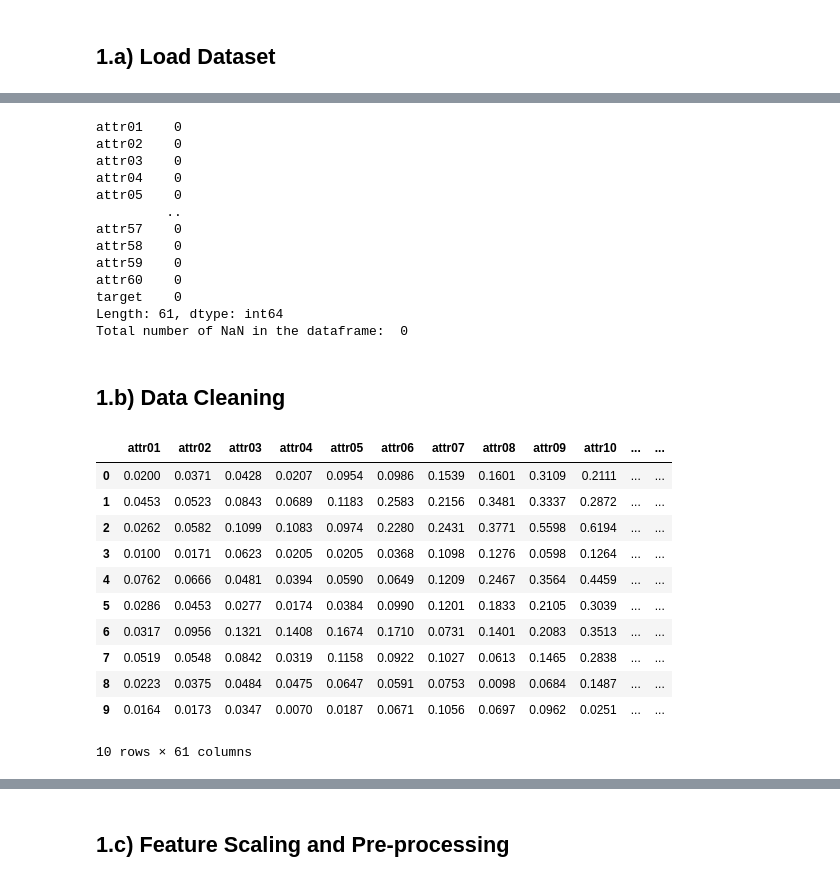
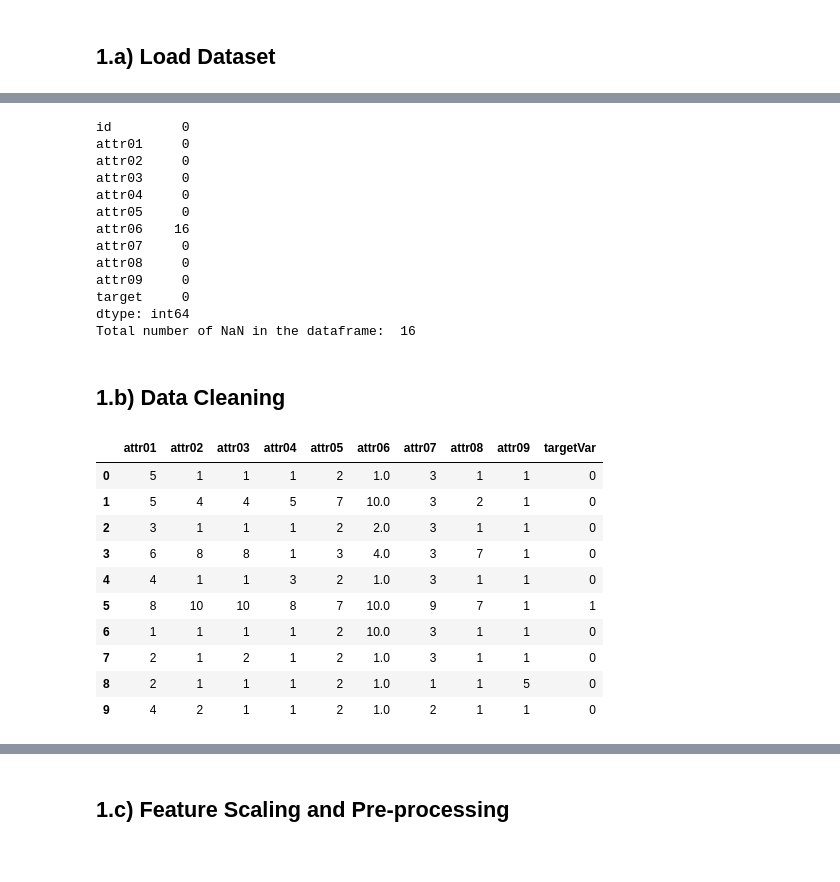
Before and after one commit to daines-analytics/template-latest, a Jupyter notebook: _py-project-templates/py-keras-binary-class-example.ipynb, the cells around one changed output, grey strips where cells are left out. Saved outputs shown, nothing was run; the diff lists cells and outputs as text; code cells hidden in the pictures.

```diff
--- a/_py-project-templates/py-keras-binary-class-example.ipynb
+++ b/_py-project-templates/py-keras-binary-class-example.ipynb
@@ -118,22 +118,22 @@ if (notifyStatus): email_notify("Phase 1 Load Data has begun! "+datetime.now().s
 # %% [markdown]
 ## 1.a) Load Dataset
 # %%
-dataset_path = 'https://archive.ics.uci.edu/ml/machine-learning-databases/undocumented/connectionist-bench/sonar/sonar.all-data'
-dest_file = os.path.basename(dataset_path)
-if (os.path.isfile(dest_file) == False) :
-    print('Downloading ' + dataset_path + ' as ' + dest_file)
-    with urllib.request.urlopen(dataset_path) as in_resp, open(dest_file, 'wb') as out_file:
-        shutil.copyfileobj(in_resp, out_file)
-    print(dest_file + 'downloaded!')
+dataset_path = 'https://archive.ics.uci.edu/ml/machine-learning-databases/breast-cancer-wisconsin/breast-cancer-wisconsin.data'
+# dest_file = os.path.basename(dataset_path)
+# if (os.path.isfile(dest_file) == False) :
+#     print('Downloading ' + dataset_path + ' as ' + dest_file)
+#     with urllib.request.urlopen(dataset_path) as in_resp, open(dest_file, 'wb') as out_file:
+#         shutil.copyfileobj(in_resp, out_file)
+#     print(dest_file + 'downloaded!')
 #     print('Unpacking ' + dest_file)
 #     with zipfile.ZipFile(dest_file, 'r') as zip_ref:
 #         zip_ref.extractall('.')
 #     print(dest_file + 'unpacked!')
 
-inputFile = dest_file
-attrNames = ['attr' + str(i).zfill(2) for i in range(1,61)]
-colNames = attrNames + ['target']
-Xy_original = pd.read_csv(inputFile, names=colNames, sep=',', header=None, index_col=False)
+# inputFile = dest_file
+attrNames = ['attr' + str(i).zfill(2) for i in range(1,10)]
+colNames = ['id'] + attrNames + ['target']
+Xy_original = pd.read_csv(dataset_path, names=colNames, sep=',', header=None, index_col=False, na_values=['?'])
 
 # Take a peek at the dataframe after the import
 Xy_original.head(10)
@@ -187,58 +184,57 @@ Xy_original.describe()
 print(Xy_original.isnull().sum())
 print('Total number of NaN in the dataframe: ', Xy_original.isnull().sum().sum())
 # %% [output]
-attr01    0
-attr02    0
-attr03    0
-attr04    0
-attr05    0
-         ..
-attr57    0
-attr58    0
-attr59    0
-attr60    0
-target    0
-Length: 61, dtype: int64
-Total number of NaN in the dataframe:  0
+id         0
+attr01     0
+attr02     0
+attr03     0
+attr04     0
+attr05     0
+attr06    16
+attr07     0
+attr08     0
+attr09     0
+target     0
+dtype: int64
+Total number of NaN in the dataframe:  16
 # %% [markdown]
 ## 1.b) Data Cleaning
 # %%
 # Standardize the class column to the name of targetVar if required
 # Xy_original = Xy_original.rename(columns={'old_name': 'targetVar'})
 
 # Dropping features
-# Xy_original.drop(columns=['column1','column2','column3'], inplace=True)
+Xy_original.drop(columns=['id'], inplace=True)
 
 # Impute missing values
 # Xy_original['col_name'].fillna('someValue', inplace=True)
-# Xy_original['col_name'].fillna(value=Xy_original['col_name'].median(), inplace=True)
+Xy_original['attr06'].fillna(value=Xy_original['attr06'].median(), inplace=True)
 
 # Convert columns from one data type to another
 # Xy_original.column_name = Xy_original.column_name.astype('int')
 # Xy_original.column_name = Xy_original.column_name.astype('category')
 
 # Convert features with R/M levels into categorical feature of 0/1
 def reClassSomecol(target):
-    if (target == 'M'): return 1
+    if (target == 4): return 1
     else: return 0
 Xy_original['targetVar'] = Xy_original['target'].apply(reClassSomecol)
 Xy_original.drop(columns=['target'], inplace=True)
 
 # Take a peek at the dataframe after the cleaning
 Xy_original.head(10)
 # %% [output]
-|  | attr01 | attr02 | attr03 | attr04 | attr05 | attr06 | attr07 | attr08 | attr09 | attr10 | ... | ... |
-| 0 | 0.0200 | 0.0371 | 0.0428 | 0.0207 | 0.0954 | 0.0986 | 0.1539 | 0.1601 | 0.3109 | 0.2111 | ... | ... |
-| 1 | 0.0453 | 0.0523 | 0.0843 | 0.0689 | 0.1183 | 0.2583 | 0.2156 | 0.3481 | 0.3337 | 0.2872 | ... | ... |
-| 2 | 0.0262 | 0.0582 | 0.1099 | 0.1083 | 0.0974 | 0.2280 | 0.2431 | 0.3771 | 0.5598 | 0.6194 | ... | ... |
-| 3 | 0.0100 | 0.0171 | 0.0623 | 0.0205 | 0.0205 | 0.0368 | 0.1098 | 0.1276 | 0.0598 | 0.1264 | ... | ... |
-| 4 | 0.0762 | 0.0666 | 0.0481 | 0.0394 | 0.0590 | 0.0649 | 0.1209 | 0.2467 | 0.3564 | 0.4459 | ... | ... |
-| 5 | 0.0286 | 0.0453 | 0.0277 | 0.0174 | 0.0384 | 0.0990 | 0.1201 | 0.1833 | 0.2105 | 0.3039 | ... | ... |
-| 6 | 0.0317 | 0.0956 | 0.1321 | 0.1408 | 0.1674 | 0.1710 | 0.0731 | 0.1401 | 0.2083 | 0.3513 | ... | ... |
-| 7 | 0.0519 | 0.0548 | 0.0842 | 0.0319 | 0.1158 | 0.0922 | 0.1027 | 0.0613 | 0.1465 | 0.2838 | ... | ... |
-| 8 | 0.0223 | 0.0375 | 0.0484 | 0.0475 | 0.0647 | 0.0591 | 0.0753 | 0.0098 | 0.0684 | 0.1487 | ... | ... |
-| 9 | 0.0164 | 0.0173 | 0.0347 | 0.0070 | 0.0187 | 0.0671 | 0.1056 | 0.0697 | 0.0962 | 0.0251 | ... | ... |
+|  | attr01 | attr02 | attr03 | attr04 | attr05 | attr06 | attr07 | attr08 | attr09 | targetVar |
+| 0 | 5 | 1 | 1 | 1 | 2 | 1.0 | 3 | 1 | 1 | 0 |
+| 1 | 5 | 4 | 4 | 5 | 7 | 10.0 | 3 | 2 | 1 | 0 |
+| 2 | 3 | 1 | 1 | 1 | 2 | 2.0 | 3 | 1 | 1 | 0 |
+| 3 | 6 | 8 | 8 | 1 | 3 | 4.0 | 3 | 7 | 1 | 0 |
+| 4 | 4 | 1 | 1 | 3 | 2 | 1.0 | 3 | 1 | 1 | 0 |
+| 5 | 8 | 10 | 10 | 8 | 7 | 10.0 | 9 | 7 | 1 | 1 |
+| 6 | 1 | 1 | 1 | 1 | 2 | 10.0 | 3 | 1 | 1 | 0 |
+| 7 | 2 | 1 | 2 | 1 | 2 | 1.0 | 3 | 1 | 1 | 0 |
+| 8 | 2 | 1 | 1 | 1 | 2 | 1.0 | 1 | 1 | 5 | 0 |
+| 9 | 4 | 2 | 1 | 1 | 2 | 1.0 | 2 | 1 | 1 | 0 |
-10 rows × 61 columns
 # %%
 Xy_original.info()
 # %% [output]
```
Also changed, not shown: parts of 20 cells of this notebook.
